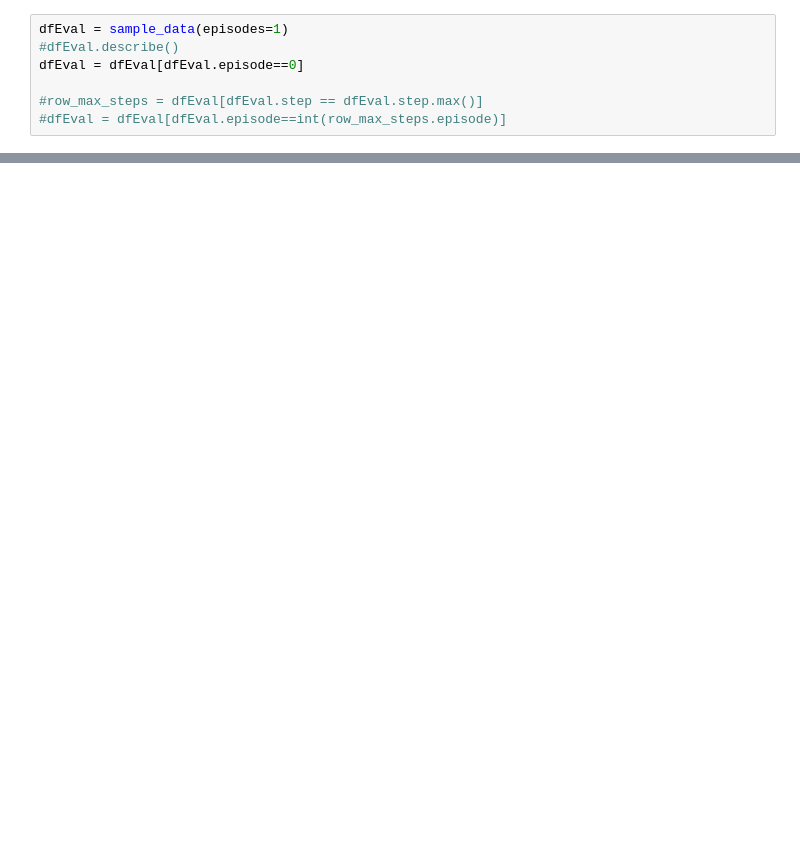
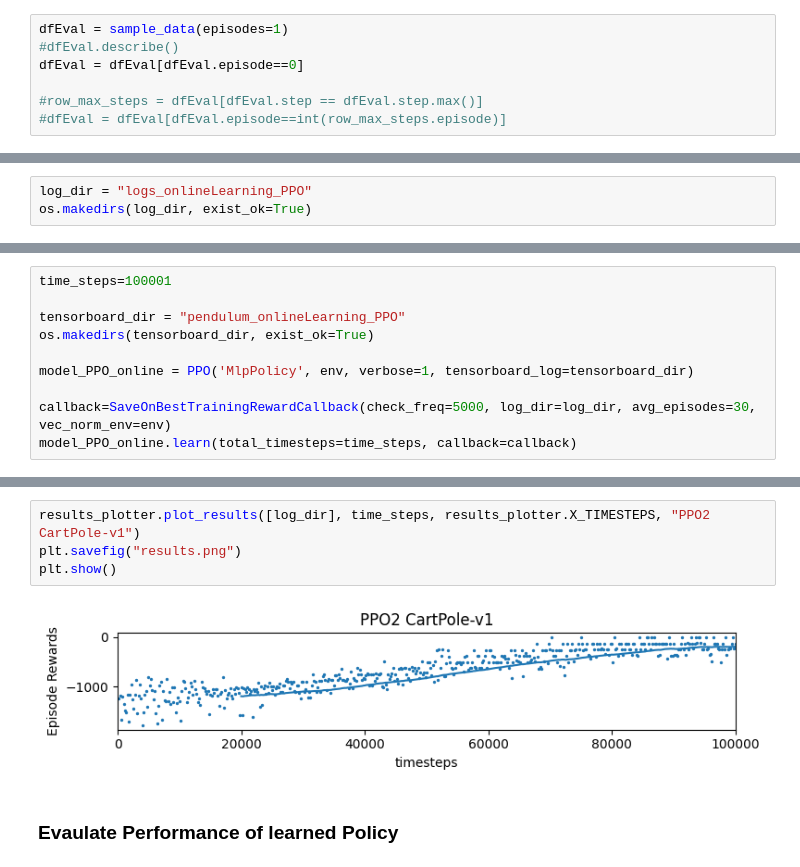
Before and after one commit to LeonLantz/LMU_RFL_SoSe24, a Jupyter notebook: Pendulum.ipynb, the cells around one changed output, grey strips where cells are left out. Cells and saved outputs as stored; diff of their text form; blank space fills up the shorter version.

Commit message:
PPO Policy Training added to Pendulum
online learning as a baseline as well as our model based policy training was added for pendulum

```diff
--- a/Pendulum.ipynb
+++ b/Pendulum.ipynb
@@ -390,0 +598,3 @@ axs[4].legend(loc="best")
+# %%
+log_dir = "logs_onlineLearning_PPO"
+os.makedirs(log_dir, exist_ok=True)
@@ -390,0 +611,10 @@ axs[4].legend(loc="best")
+# %%
+time_steps=100001
+
+tensorboard_dir = "pendulum_onlineLearning_PPO"
+os.makedirs(tensorboard_dir, exist_ok=True)
+
+model_PPO_online = PPO('MlpPolicy', env, verbose=1, tensorboard_log=tensorboard_dir)
+
+callback=SaveOnBestTrainingRewardCallback(check_freq=5000, log_dir=log_dir, avg_episodes=30, vec_norm_env=env)
+model_PPO_online.learn(total_timesteps=time_steps, callback=callback)
@@ -390,0 +640,8 @@ axs[4].legend(loc="best")
+# %%
+results_plotter.plot_results([log_dir], time_steps, results_plotter.X_TIMESTEPS, "PPO2 CartPole-v1")
+plt.savefig("results.png")
+plt.show()
+# %% [output]
+[figure, added]
+# %% [markdown]
+### Evaulate Performance of learned Policy
```
Also changed, not shown: parts of 31 cells of this notebook, 1 other file.
